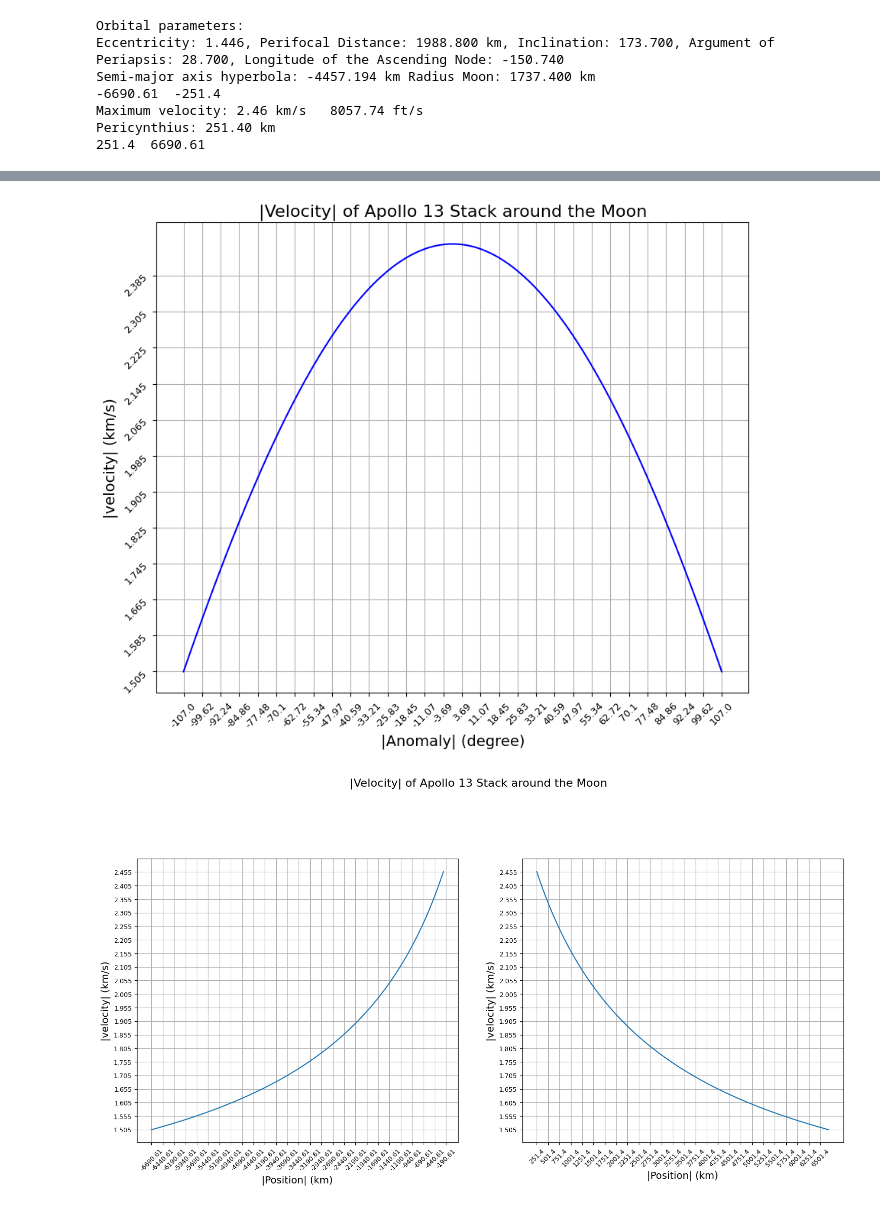
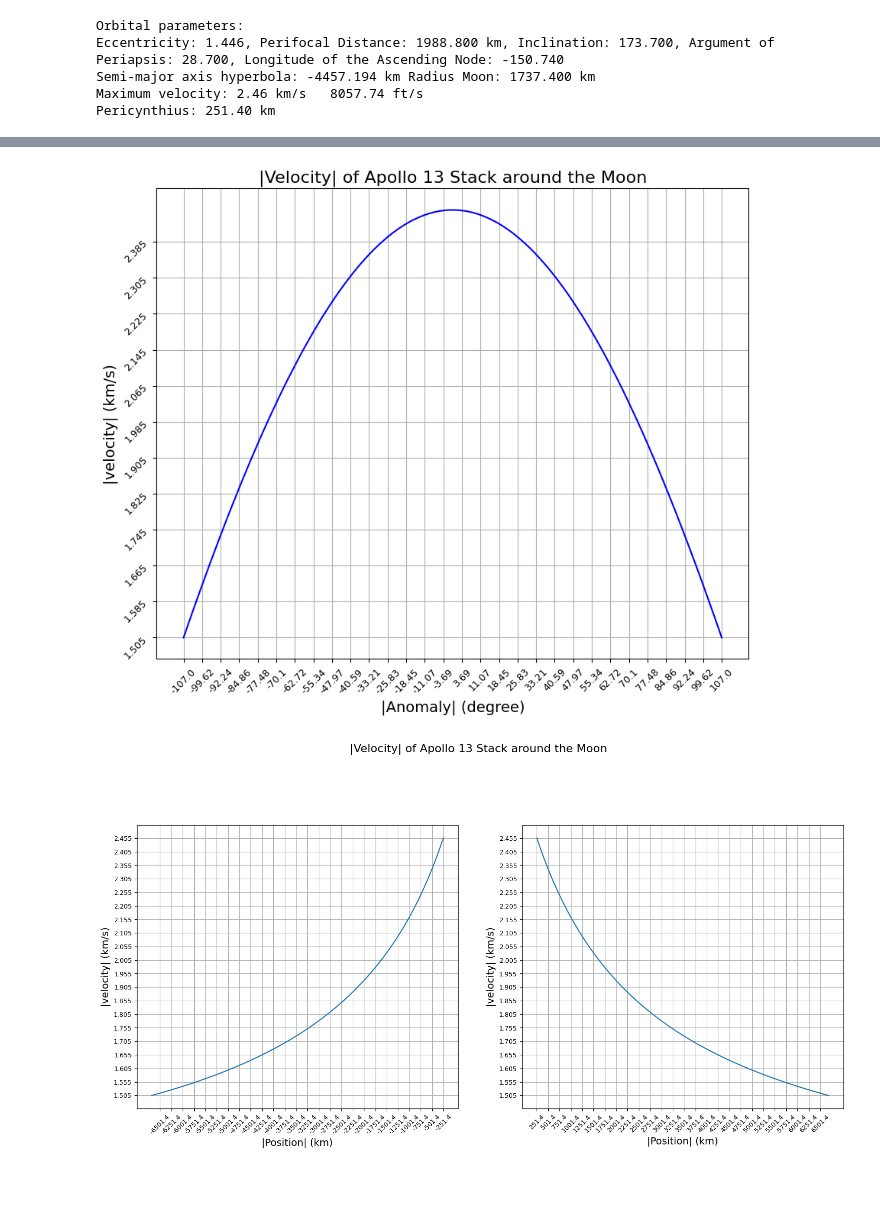
Before and after one commit to alexfum75/Apollo_13, a Jupyter notebook: MoonFlyby.ipynb, the cells around one changed output, grey strips where cells are left out. Saved outputs shown, nothing was run; the diff lists cells and outputs as text; code cells hidden in the pictures.

```diff
--- a/MoonFlyby.ipynb
+++ b/MoonFlyby.ipynb
@@ -233,7 +106,4 @@ Plotting position
 # %%
-# ref data https://svs.gsfc.nasa.gov/4791/#photos
-# get startedpyorb  https://danielk.developer.irf.se/pyorb/notebooks/getting_started_tutorial.html
-
 import matplotlib.pyplot as plt_3d_stack
 import matplotlib.pyplot as plt_2d_stack
 import matplotlib.pyplot as plt_velocity
@@ -242,7 +112,6 @@ import pyorb
 
 num = 1000
 
-R_MOON = 1737.4 # km
 ecc = 1.4462
 _p = 1988.8
 _a = _p / (ecc - 1.0)
@@ -373,42 +242,40 @@ fig = plt_velocity.figure(figsize=(18, 16))
 ax = fig.add_subplot(221)
 ax.set_ylabel('|velocity| (km/s)', fontsize = '14')
 ax.set_xlabel('|Position| (km)', fontsize = '14')
-print(f"{-round(max(k_x), 2)}  {-round(min(k_x), 2)}")
-#listOf_Xticks = np.arange(-round(max(k_x), 2), -round(min(k_x), 2), step = 250)
-listOf_Xticks = np.arange(-round(max(k_x), 2), -20, step = 250)
+
+listOf_Xticks = np.arange(round(min(k_x), 2), round(max(k_x), 2), step = 250)
 listOf_Xticks = np.round(listOf_Xticks, 3)
+listOf_Xticks *= -1
+
 listOf_Yticks = np.arange(min (orb.velocity[index:len(k_x)]), max(orb.velocity[index:len(k_x)]), step = 0.05)
 listOf_Yticks = np.round(listOf_Yticks, 3)
 plt_velocity.xticks(listOf_Xticks, listOf_Xticks, fontsize='9', rotation=45)
 plt_velocity.yticks(listOf_Yticks, listOf_Yticks, fontsize='9')
 ax.plot(a, orb.velocity[0:index])
 ax.grid(True)
 
-print (f"Maximum velocity: {max(orb.velocity):.2f} km/s   {(max(orb.velocity) * 3280.84):.2f} ft/s")
+print (f"Maximum velocity: {max(orb.velocity):.2f} km/s   {(max(orb.velocity) * From_km_sec_ft_sec):.2f} ft/s")
 print (f"Pericynthius: {(pericynthium):.2f} km")
 
 ax = fig.add_subplot(222)
 a = np. array(k_x[index:len(k_x)])
 ax.set_ylabel('|velocity| (km/s)', fontsize = '14')
 ax.set_xlabel('|Position| (km)', fontsize = '14')
 ax.plot(a, orb.velocity[index:len(k_x)])
-print(f"{round(min(k_x), 2)}  {round(max(k_x), 2)}")
 listOf_Xticks = np.arange(round(min(k_x), 2), round(max(k_x), 2), step = 250)
 listOf_Xticks = np.round(listOf_Xticks, 3)
 plt_velocity.xticks(listOf_Xticks, listOf_Xticks, fontsize='9', rotation=45)
 plt_velocity.yticks(listOf_Yticks, listOf_Yticks, fontsize='9')
 
 ax.grid(True)
 fig.suptitle(f'|Velocity| of Apollo 13 Stack around the Moon', fontsize = '16')
 plt_velocity.savefig('Apollo_13_Stack_state_vector_around_Moon.png')
 # %% [output]
 Orbital parameters:
 Eccentricity: 1.446, Perifocal Distance: 1988.800 km, Inclination: 173.700, Argument of Periapsis: 28.700, Longitude of the Ascending Node: -150.740
 Semi-major axis hyperbola: -4457.194 km Radius Moon: 1737.400 km
--6690.61  -251.4
 Maximum velocity: 2.46 km/s   8057.74 ft/s
 Pericynthius: 251.40 km
-251.4  6690.61
 [figure]
 [figure]
-[figure, old version]
+[figure, new version]
```
Also changed, not shown: parts of 2 cells of this notebook, 1 other file.
